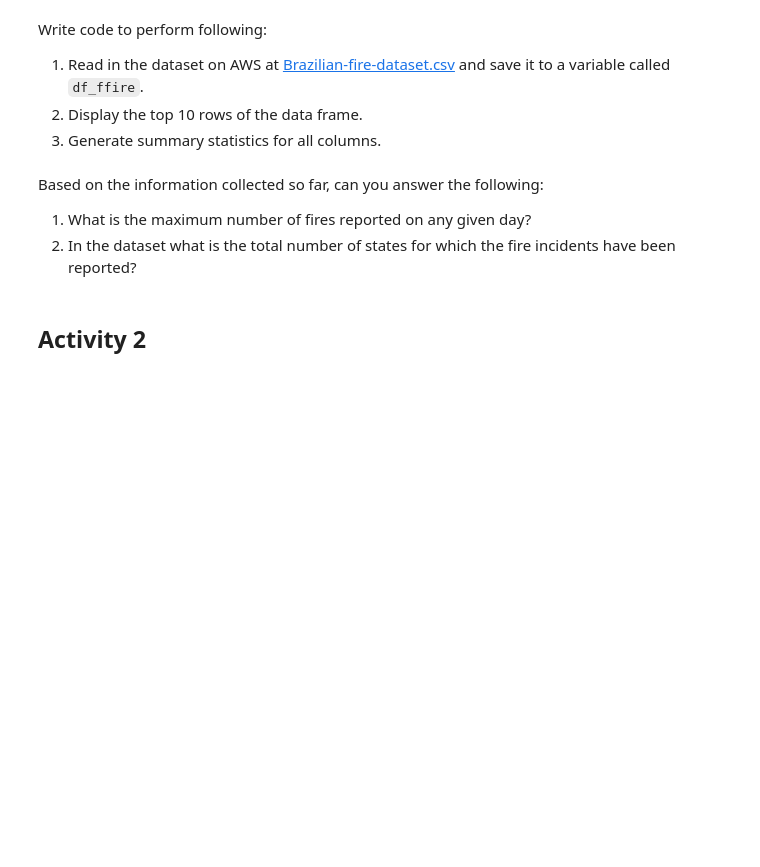
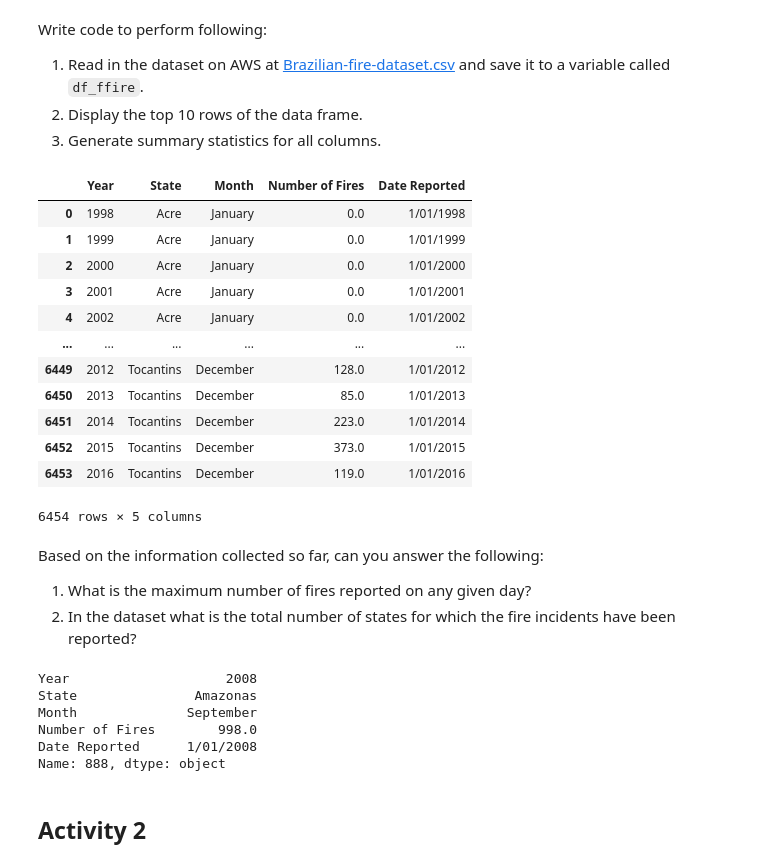
Before and after one commit to RSBalchII/cohort-15-data-science, a Jupyter notebook: Colab_Notebooks/Module_4_Tree_Based_Methods/Exercises/2a-Fires.ipynb, the cells around one changed output. Saved outputs shown, nothing was run; the diff lists cells and outputs as text; code cells hidden in the pictures; blank space fills up the shorter version.

```diff
--- a/Colab_Notebooks/Module_4_Tree_Based_Methods/Exercises/2a-Fires.ipynb
+++ b/Colab_Notebooks/Module_4_Tree_Based_Methods/Exercises/2a-Fires.ipynb
@@ -14,11 +20,41 @@ Write code to perform following:
 1. Read in the dataset on AWS at [Brazilian-fire-dataset.csv]( https://ddc-datascience.s3.amazonaws.com/Brazilian-fire-dataset.csv ) and save it to a variable called `df_ffire`.
 1. Display the top 10 rows of the data frame.
 1. Generate summary statistics for all columns.
+# %%
+url = pd.read_csv('https://ddc-datascience.s3.amazonaws.com/Brazilian-fire-dataset.csv')
+
+df_ffire = pd.DataFrame(url)
+
+df_ffire
+# %% [output]
+|  | Year | State | Month | Number of Fires | Date Reported |
+| 0 | 1998 | Acre | January | 0.0 | 1/01/1998 |
+| 1 | 1999 | Acre | January | 0.0 | 1/01/1999 |
+| 2 | 2000 | Acre | January | 0.0 | 1/01/2000 |
+| 3 | 2001 | Acre | January | 0.0 | 1/01/2001 |
+| 4 | 2002 | Acre | January | 0.0 | 1/01/2002 |
+| ... | ... | ... | ... | ... | ... |
+| 6449 | 2012 | Tocantins | December | 128.0 | 1/01/2012 |
+| 6450 | 2013 | Tocantins | December | 85.0 | 1/01/2013 |
+| 6451 | 2014 | Tocantins | December | 223.0 | 1/01/2014 |
+| 6452 | 2015 | Tocantins | December | 373.0 | 1/01/2015 |
+| 6453 | 2016 | Tocantins | December | 119.0 | 1/01/2016 |
+6454 rows × 5 columns
 # %% [markdown]
 Based on the information collected so far, can you answer the following:
 
 1.  What is the maximum number of fires reported on any given day?
 2. In the dataset what is the total number of states for which the fire incidents have been reported?
+# %%
+max_value_row = df_ffire.loc[df_ffire.iloc[:, 3].idxmax()]
+max_value_row
+# %% [output]
+Year                    2008
+State               Amazonas
+Month              September
+Number of Fires        998.0
+Date Reported      1/01/2008
+Name: 888, dtype: object
 # %% [markdown]
 ## Activity 2
 # %% [markdown]
```
Also changed, not shown: parts of 5 cells of this notebook, 2 other files.
